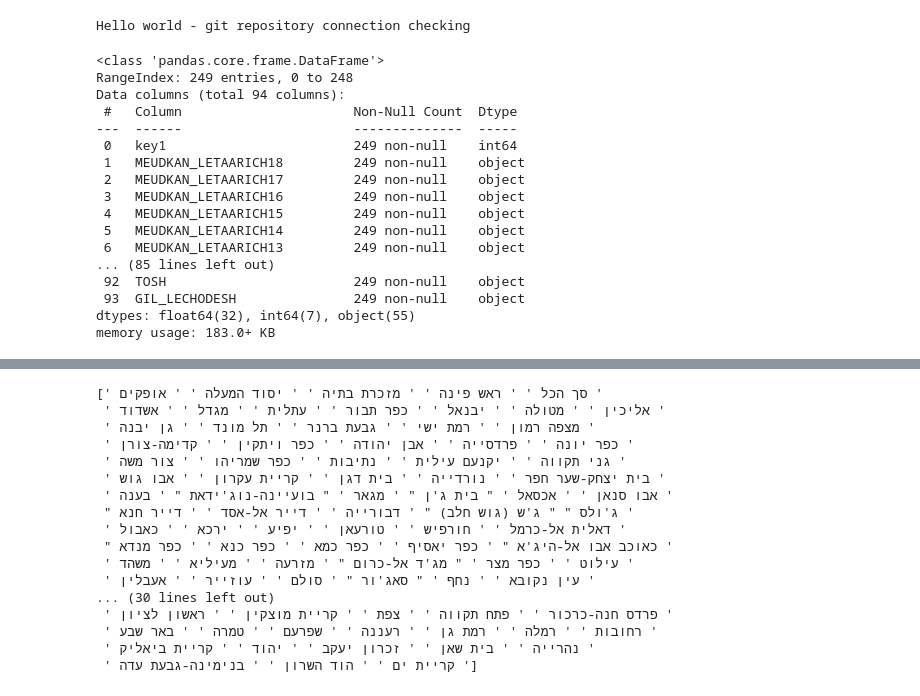
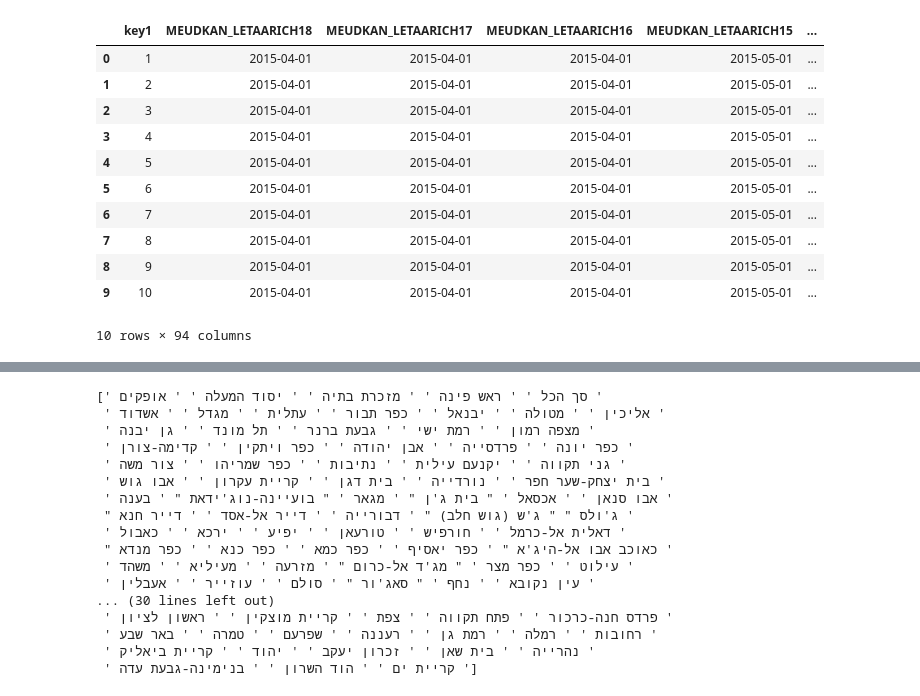
Before and after one commit to MichaelRommm/Jupyter_Notebook_Python_Projects, a Jupyter notebook: BITUAH_LEUMI_2015.ipynb, the cells around one changed output, grey strips where cells are left out. Saved outputs shown, nothing was run; the diff lists cells and outputs as text; code cells hidden in the pictures.

```diff
--- a/BITUAH_LEUMI_2015.ipynb
+++ b/BITUAH_LEUMI_2015.ipynb
@@ -9,32 +10,21 @@ import numpy as np
 xml_file = "allinternet.xml"
 # Read the XML file into a DataFrame, searching for the required encoding for Hebrew, specifying the encoding
 df = pd.read_xml(xml_file, encoding='windows-1255')
-# %%
-print("Hello world - git repository connection checking")
-# %% [output]
-Hello world - git repository connection checking
 # %%
 # First 10 rows
 df.head(10)
 # Last 10 rows
-df.tail(10)
-# DataFrame info - data types and NaN exploring
-df.info()
+#df.tail(10)
 # %% [output]
+|  | key1 | MEUDKAN_LETAARICH18 | MEUDKAN_LETAARICH17 | MEUDKAN_LETAARICH16 | MEUDKAN_LETAARICH15 | ... |
+| 0 | 1 | 2015-04-01 | 2015-04-01 | 2015-04-01 | 2015-05-01 | ... |
+| 1 | 2 | 2015-04-01 | 2015-04-01 | 2015-04-01 | 2015-05-01 | ... |
+| 2 | 3 | 2015-04-01 | 2015-04-01 | 2015-04-01 | 2015-05-01 | ... |
+| 3 | 4 | 2015-04-01 | 2015-04-01 | 2015-04-01 | 2015-05-01 | ... |
+| 4 | 5 | 2015-04-01 | 2015-04-01 | 2015-04-01 | 2015-05-01 | ... |
+| 5 | 6 | 2015-04-01 | 2015-04-01 | 2015-04-01 | 2015-05-01 | ... |
+| 6 | 7 | 2015-04-01 | 2015-04-01 | 2015-04-01 | 2015-05-01 | ... |
+| 7 | 8 | 2015-04-01 | 2015-04-01 | 2015-04-01 | 2015-05-01 | ... |
+| 8 | 9 | 2015-04-01 | 2015-04-01 | 2015-04-01 | 2015-05-01 | ... |
+| 9 | 10 | 2015-04-01 | 2015-04-01 | 2015-04-01 | 2015-05-01 | ... |
-<class 'pandas.core.frame.DataFrame'>
-RangeIndex: 249 entries, 0 to 248
-Data columns (total 94 columns):
- #   Column                      Non-Null Count  Dtype
----  ------                      --------------  -----
- 0   key1                        249 non-null    int64
- 1   MEUDKAN_LETAARICH18         249 non-null    object
- 2   MEUDKAN_LETAARICH17         249 non-null    object
- 3   MEUDKAN_LETAARICH16         249 non-null    object
- 4   MEUDKAN_LETAARICH15         249 non-null    object
- 5   MEUDKAN_LETAARICH14         249 non-null    object
- 6   MEUDKAN_LETAARICH13         249 non-null    object
-... (85 lines left out)
- 92  TOSH                        249 non-null    object
- 93  GIL_LECHODESH               249 non-null    object
-dtypes: float64(32), int64(7), object(55)
-memory usage: 183.0+ KB
+10 rows × 94 columns
```
Also changed, not shown: parts of 10 cells of this notebook, 1 other file.
